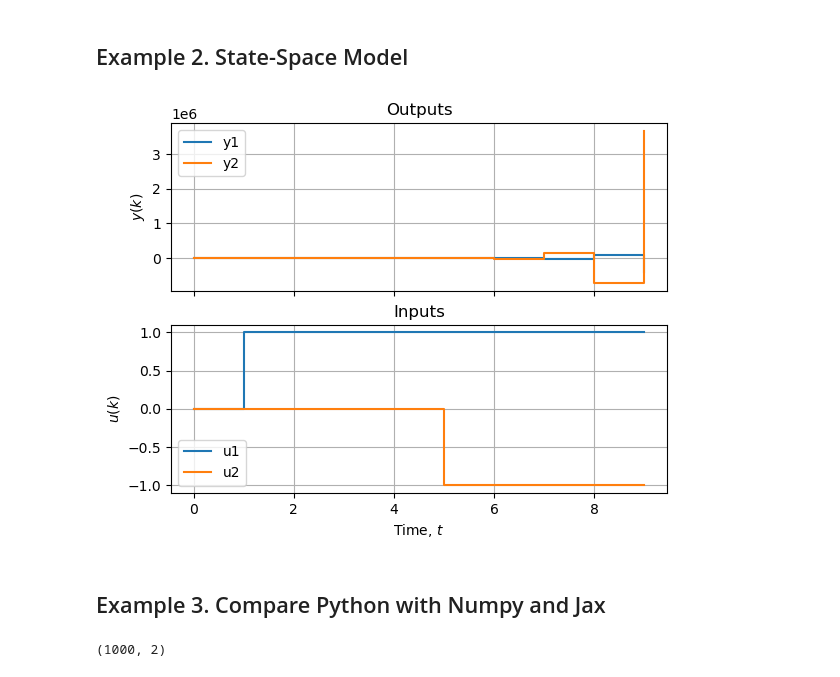
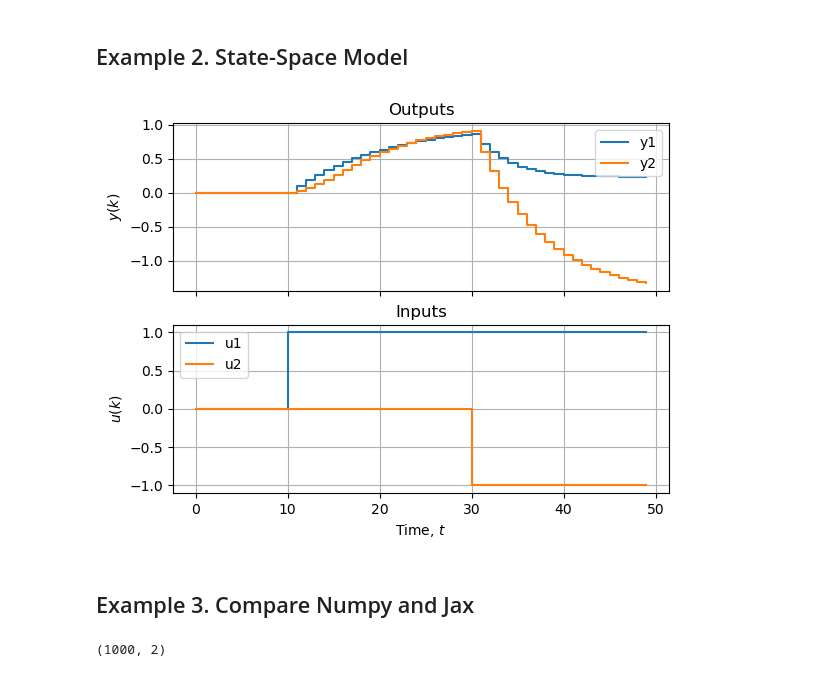
Before and after one commit to billtubbs/jax-examples, a Jupyter notebook: Dynamic-Systems.ipynb, the cells around one changed output. Drawn from its saved outputs; the diff is of its cells as text; code cells hidden in the pictures.

```diff
--- a/Dynamic-Systems.ipynb
+++ b/Dynamic-Systems.ipynb
@@ -120,22 +120,24 @@ plt.show()
 # %% [markdown]
 ## Example 2. State-Space Model
 # %%
-# Linear state-space model
+# Linear discrete-time state-space model
 A = jnp.array([
-    [ -6. ,  -0. ,   0. ,  -5. ],
-    [ -0. ,  -6. ,   0.5,  -0. ],
-    [  0. , -10. ,   0. ,  -0. ],
-    [  1. ,   0. ,   0. ,  -0. ]
+    [ 0.9048, -0.    ,  0.    , -0.    , -0.    ],
+    [ 0.    ,  0.655 , -0.131 ,  0.    ,  0.    ],
+    [ 0.    ,  0.2047,  0.9825,  0.    ,  0.    ],
+    [ 0.    ,  0.    ,  0.    ,  0.7788,  0.    ],
+    [-0.    , -0.    , -0.    , -0.    ,  0.8668]
 ])
 B = jnp.array([
-    [10.,  0.],
-    [ 0.,  1.],
-    [ 0.,  0.],
-    [ 0.,  0.]
+    [ 0.2379, -0.    ],
+    [ 0.4094,  0.    ],
+    [ 0.0548,  0.    ],
+    [ 0.    ,  0.4424],
+    [-0.    ,  0.4659]
 ])
 C = jnp.array([
-    [-0. , -0. , -0.5,  0.5],
-    [ 1. , -0. , -1. ,  0.5]
+    [0.4   , 0.    , 0.    , 0.375 , 0.    ],
+    [0.    , 0.    , 0.32  , 0.    , 0.7143]
 ])
 
 def f(x, u):
@@ -145,37 +147,37 @@ def g(x, u):
     return C.dot(x)
 
 def update(x, u):
+    y = g(x, u)
     x = f(x, u)
-    y = g(x, u)
     return x, y
 
-x0 = jnp.zeros(4)
+x0 = jnp.zeros(5)
 
 # Inputs
-U = jnp.zeros((10, 2)).at[1:].set([1, 0]).at[5:].set([1, -1])
+U = jnp.zeros((50, 2)).at[10:].set([1, 0]).at[30:].set([1, -1])
 
 # Simulate
 xN, Y = jax.lax.scan(update, x0, U)
 # %%
 fig, axes = plt.subplots(2, 1, sharex=True)
 
-t = np.arange(10).reshape(-1, 1)
+t = np.arange(50).reshape(-1, 1)
 
 ax = axes[0]
 ax.step(t, Y, where='post', label=['y1', 'y2'])
 ax.set_ylabel('$y(k)$')
 ax.set_title('Outputs')
 ax.grid()
 ax.legend()
 
 ax = axes[1]
 ax.step(t, U, where='post', label=['u1', 'u2'])
 ax.set_ylabel('$u(k)$')
 ax.set_xlabel('Time, $t$')
 ax.set_title('Inputs')
 ax.grid()
 ax.legend()
 
 plt.show()
 # %% [output]
-[figure, old version]
+[figure, new version]
@@ -184,5 +184,5 @@ plt.show()
 # %% [markdown]
-## Example 3. Compare Python with Numpy and Jax
+## Example 3. Compare Numpy and Jax
 # %%
 # Linear state-space model
 A = np.array([
```
Also changed, not shown: parts of 15 cells of this notebook.
